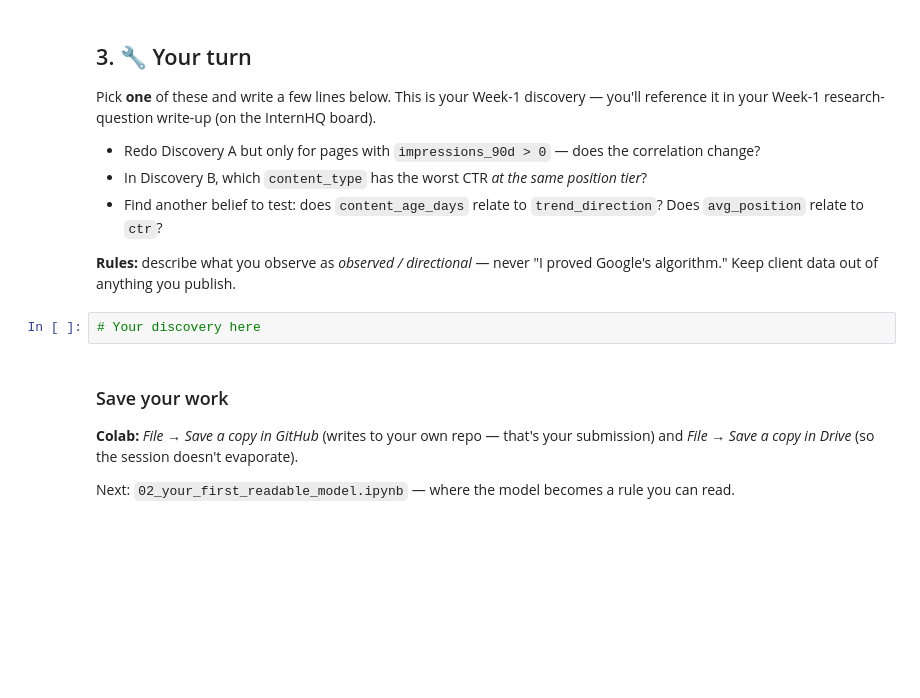
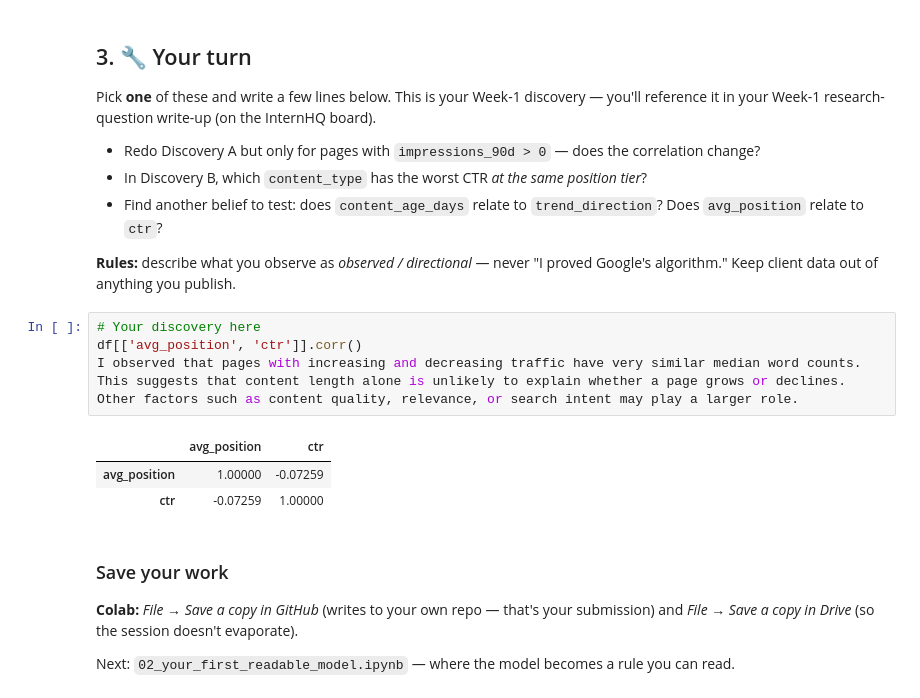
Before and after one commit to ra3689540-max/flyrank-ml-internship-w, a Jupyter notebook: notebooks/01_first_look_and_discovery.ipynb, the cells around one changed output. Saved outputs shown, nothing was run; the diff lists cells and outputs as text; blank space fills up the shorter version.

```diff
--- a/notebooks/01_first_look_and_discovery.ipynb
+++ b/notebooks/01_first_look_and_discovery.ipynb
@@ -97,8 +153,14 @@ Pick **one** of these and write a few lines below. This is your Week-1 discovery
 - Find another belief to test: does `content_age_days` relate to `trend_direction`? Does `avg_position` relate to `ctr`?
 
 **Rules:** describe what you observe as *observed / directional* — never "I proved Google's algorithm." Keep client data out of anything you publish.
-# %%
-# Your discovery here
+# %%
+# Your discovery here
+df[['avg_position', 'ctr']].corr()
+I observed that pages with increasing and decreasing traffic have very similar median word counts. This suggests that content length alone is unlikely to explain whether a page grows or declines. Other factors such as content quality, relevance, or search intent may play a larger role.
+# %% [output]
+|  | avg_position | ctr |
+| avg_position | 1.00000 | -0.07259 |
+| ctr | -0.07259 | 1.00000 |
 # %% [markdown]
 ### Save your work
 **Colab:** *File → Save a copy in GitHub* (writes to your own repo — that's your submission) and *File → Save a copy in Drive* (so the session doesn't evaporate).
```
Also changed, not shown: parts of 8 cells of this notebook.
